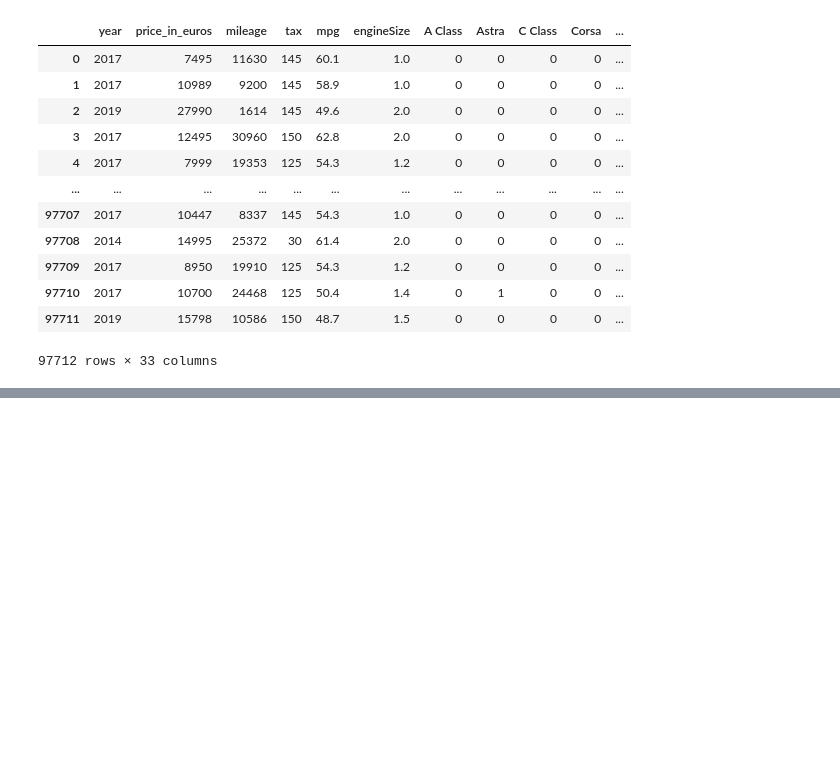
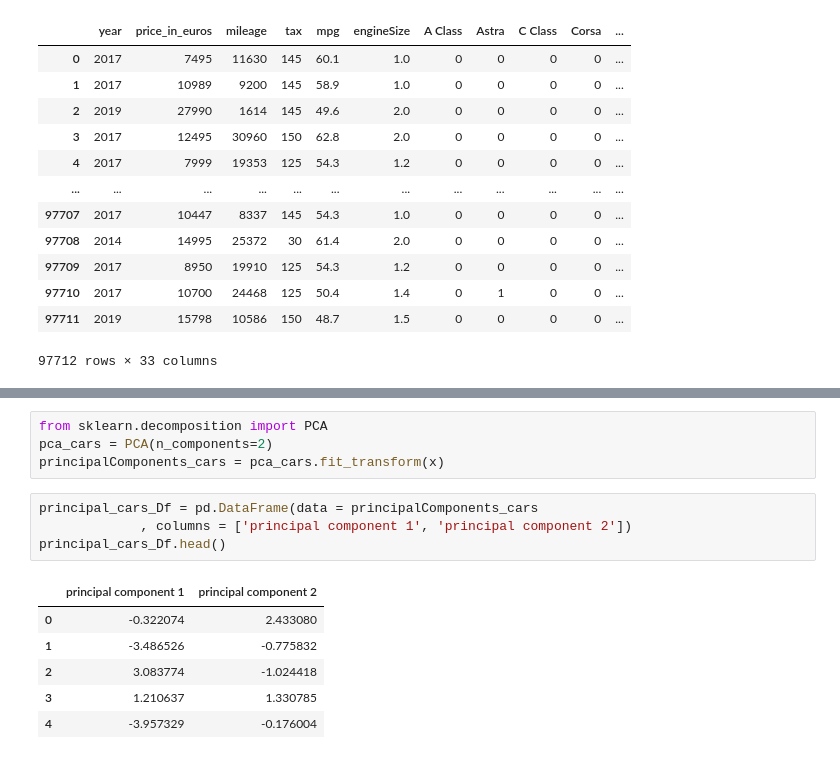
Before and after one commit to anniezhe0/cars, a Jupyter notebook: carsv2.ipynb, the cells around one changed output, grey strips where cells are left out. Saved outputs shown, nothing was run; the diff lists cells and outputs as text; blank space fills up the shorter version.

```diff
--- a/carsv2.ipynb
+++ b/carsv2.ipynb
@@ -280,0 +309,15 @@ cars_encoded
+# %%
+from sklearn.decomposition import PCA
+pca_cars = PCA(n_components=2)
+principalComponents_cars = pca_cars.fit_transform(x)
+# %%
+principal_cars_Df = pd.DataFrame(data = principalComponents_cars
+             , columns = ['principal component 1', 'principal component 2'])
+principal_cars_Df.head()
+# %% [output]
+|  | principal component 1 | principal component 2 |
+| 0 | -0.322074 | 2.433080 |
+| 1 | -3.486526 | -0.775832 |
+| 2 | 3.083774 | -1.024418 |
+| 3 | 1.210637 | 1.330785 |
+| 4 | -3.957329 | -0.176004 |
```
Also changed, not shown: parts of 8 cells of this notebook.
